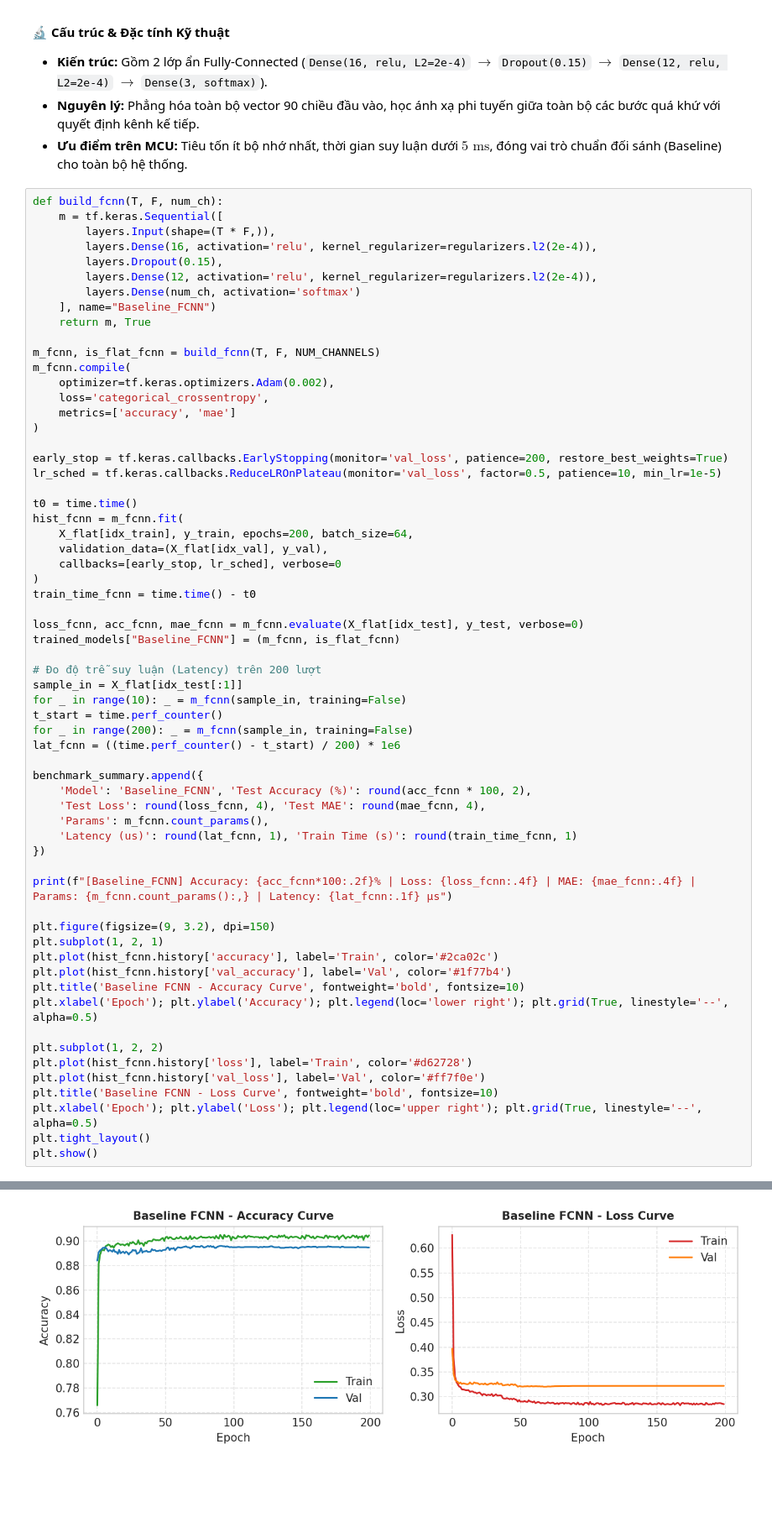
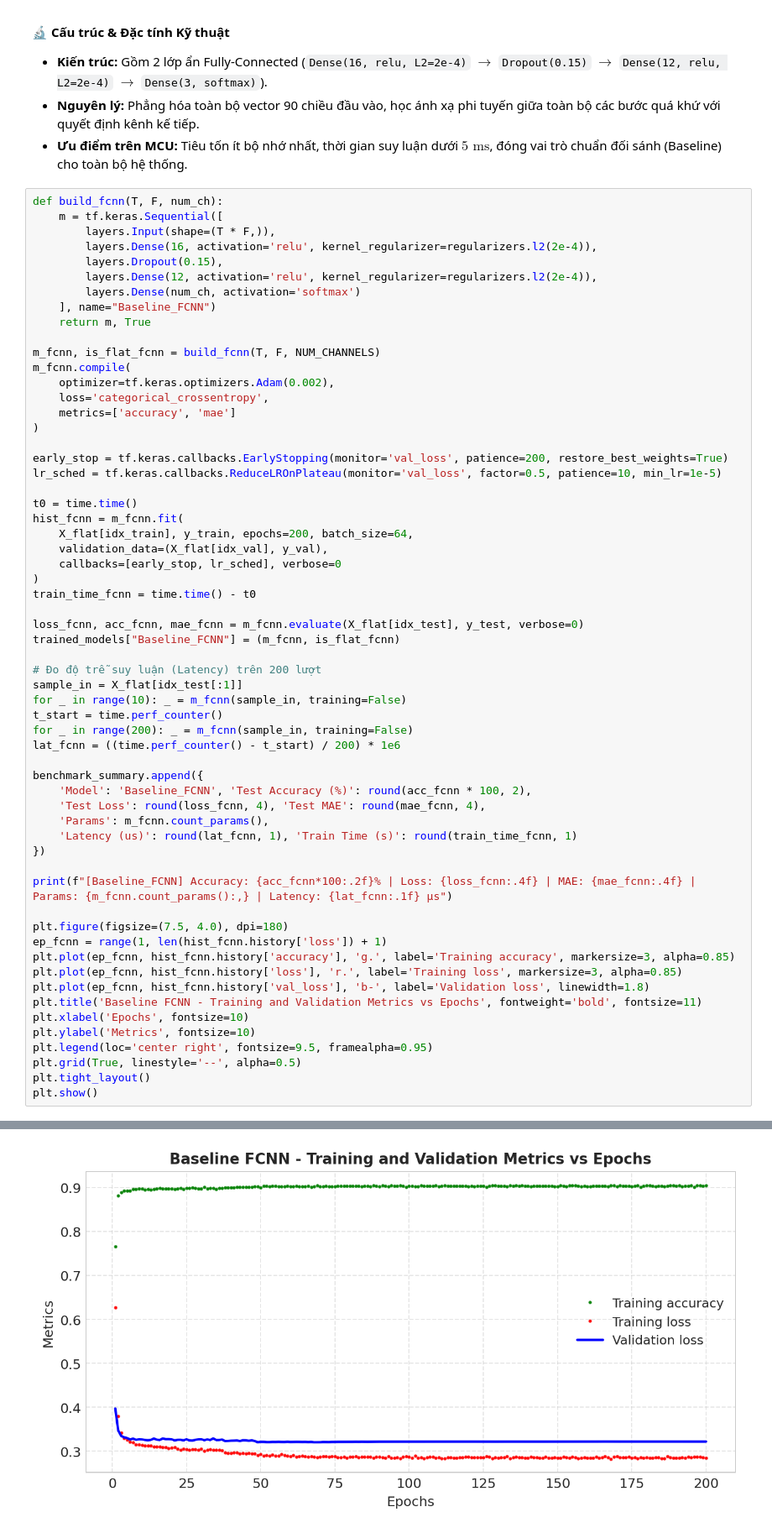
Before and after one commit to Brauuwu/LoRa_TinyML_Hopping, a Jupyter notebook: TinyML/LoRa_TinyML_Pipeline.ipynb, the cells around one changed output, grey strips where cells are left out. Shown at 84% size. Saved outputs shown, nothing was run; the diff lists cells and outputs as text; blank space fills up the shorter version.

Commit message:
feat(viz): combine accuracy and loss into single learning curve chart with 3 legend lines

```diff
--- a/TinyML/LoRa_TinyML_Pipeline.ipynb
+++ b/TinyML/LoRa_TinyML_Pipeline.ipynb
@@ -564,18 +564,16 @@ benchmark_summary.append({
 
 print(f"[Baseline_FCNN] Accuracy: {acc_fcnn*100:.2f}% | Loss: {loss_fcnn:.4f} | MAE: {mae_fcnn:.4f} | Params: {m_fcnn.count_params():,} | Latency: {lat_fcnn:.1f} µs")
 
-plt.figure(figsize=(9, 3.2), dpi=150)
-plt.subplot(1, 2, 1)
-plt.plot(hist_fcnn.history['accuracy'], label='Train', color='#2ca02c')
-plt.plot(hist_fcnn.history['val_accuracy'], label='Val', color='#1f77b4')
-plt.title('Baseline FCNN - Accuracy Curve', fontweight='bold', fontsize=10)
-plt.xlabel('Epoch'); plt.ylabel('Accuracy'); plt.legend(loc='lower right'); plt.grid(True, linestyle='--', alpha=0.5)
-
-plt.subplot(1, 2, 2)
-plt.plot(hist_fcnn.history['loss'], label='Train', color='#d62728')
-plt.plot(hist_fcnn.history['val_loss'], label='Val', color='#ff7f0e')
-plt.title('Baseline FCNN - Loss Curve', fontweight='bold', fontsize=10)
-plt.xlabel('Epoch'); plt.ylabel('Loss'); plt.legend(loc='upper right'); plt.grid(True, linestyle='--', alpha=0.5)
+plt.figure(figsize=(7.5, 4.0), dpi=180)
+ep_fcnn = range(1, len(hist_fcnn.history['loss']) + 1)
+plt.plot(ep_fcnn, hist_fcnn.history['accuracy'], 'g.', label='Training accuracy', markersize=3, alpha=0.85)
+plt.plot(ep_fcnn, hist_fcnn.history['loss'], 'r.', label='Training loss', markersize=3, alpha=0.85)
+plt.plot(ep_fcnn, hist_fcnn.history['val_loss'], 'b-', label='Validation loss', linewidth=1.8)
+plt.title('Baseline FCNN - Training and Validation Metrics vs Epochs', fontweight='bold', fontsize=11)
+plt.xlabel('Epochs', fontsize=10)
+plt.ylabel('Metrics', fontsize=10)
+plt.legend(loc='center right', fontsize=9.5, framealpha=0.95)
+plt.grid(True, linestyle='--', alpha=0.5)
 plt.tight_layout()
 plt.show()
 # %% [output]
@@ -584,4 +582,4 @@ WARNING:tensorflow:TensorFlow GPU support is not available on native Windows for
-[figure, old version]
+[figure, new version]
 # %% [markdown]
 <a id="sec-3-3"></a>
 ### 3.3. Thuật toán 2: Temporal Convolutional Neural Network (1D-CNN)
```
Also changed, not shown: parts of 8 cells of this notebook, 19 other files.
